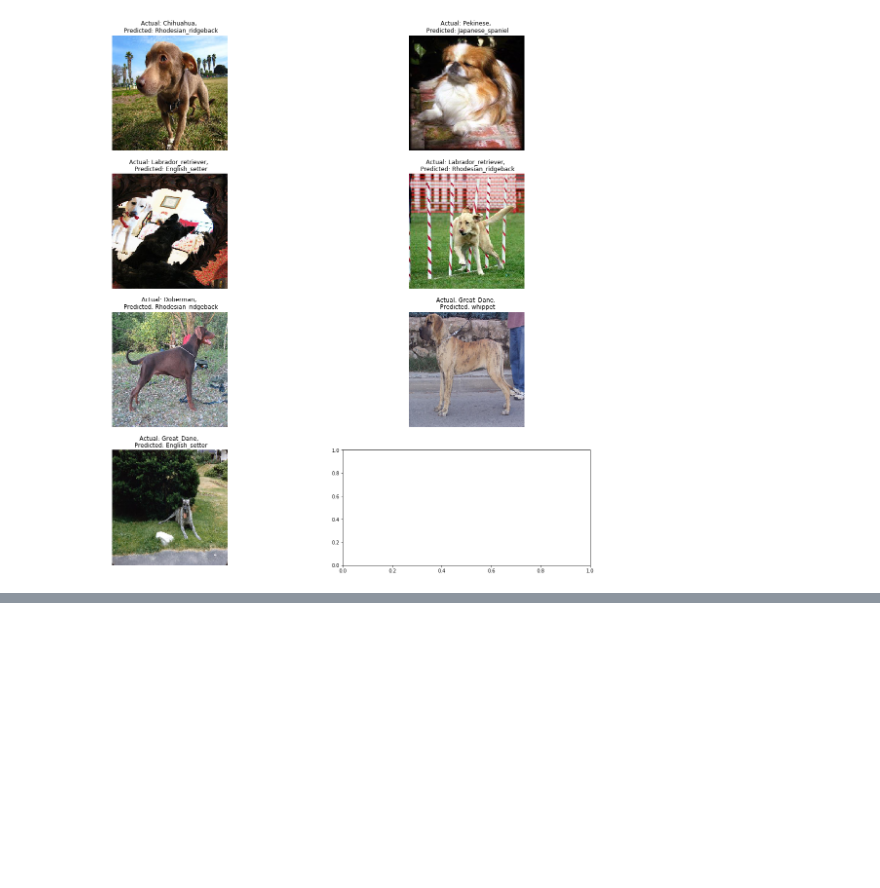
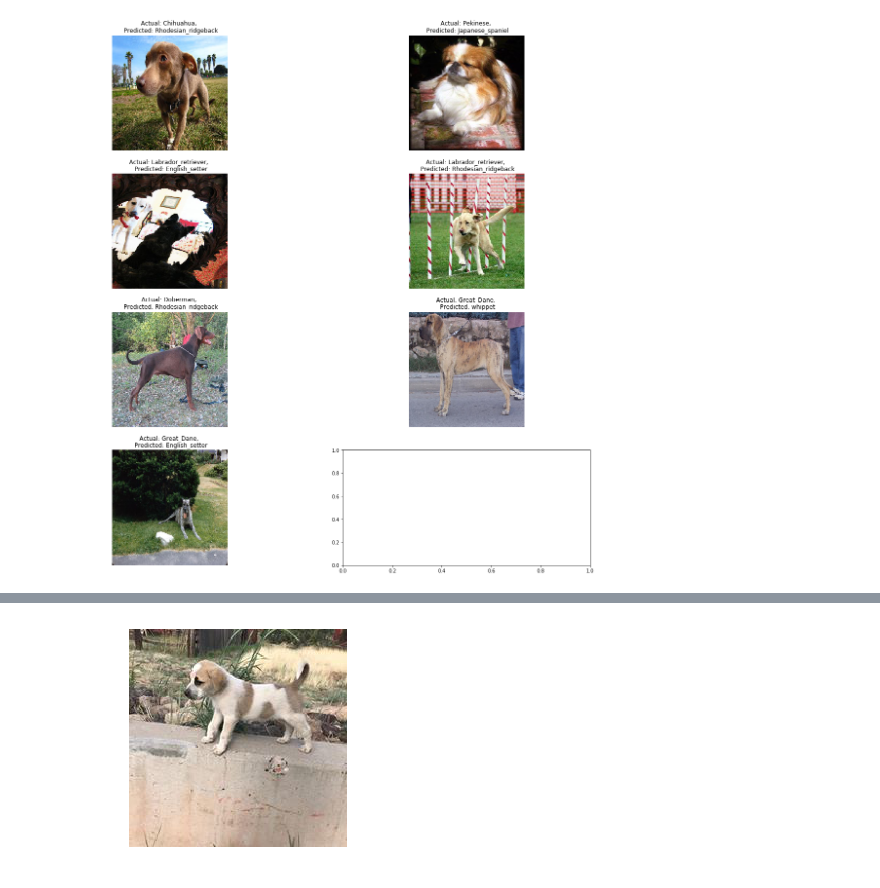
Before and after one commit to hberginc/Who-s_Your_Doggy, a Jupyter notebook: Visualize Predictions.ipynb, the cells around one changed output, grey strips where cells are left out. Cells and saved outputs as stored; diff of their text form; code cells hidden in the pictures; blank space fills up the shorter version.

```diff
--- a/Visualize Predictions.ipynb
+++ b/Visualize Predictions.ipynb
@@ -334,0 +188,6 @@ NameError: name 'basic_cnn_model' is not defined
+# %%
+img = mpimg.imread('../../../Downloads/'+'rees.jpeg')
+plt.imshow(img)
+plt.axis('off');
+# %% [output]
+[figure, added]
```
Also changed, not shown: parts of 48 cells of this notebook, 3 other files.
